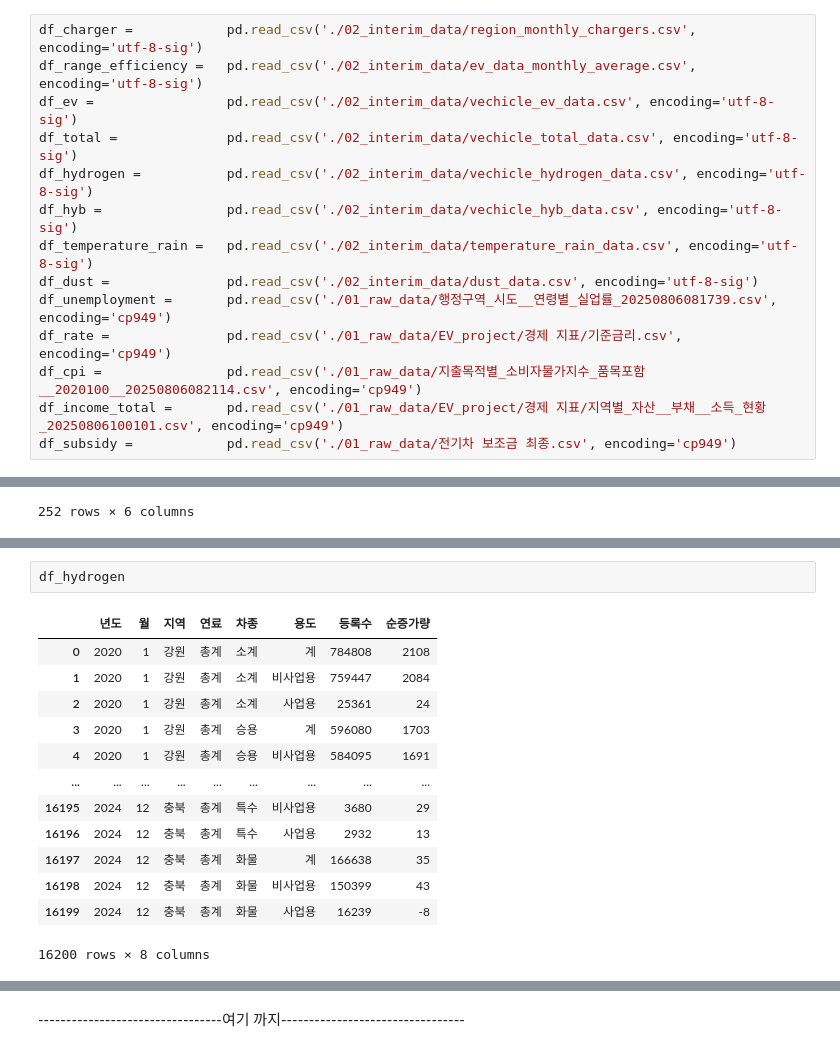
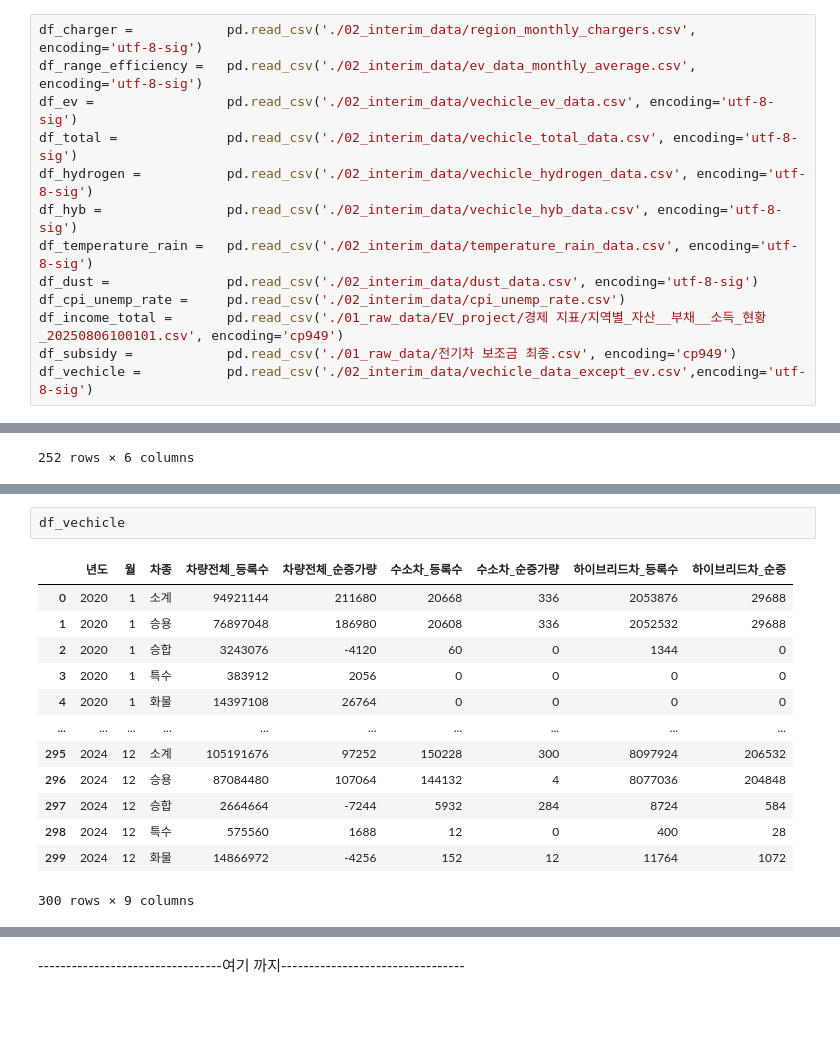
Before and after one commit to J2H3233/ev_project2, a Jupyter notebook: preprocess/preprocess.ipynb, the cells around one changed output, grey strips where cells are left out. Cells and saved outputs as stored; diff of their text form; blank space fills up the shorter version.

```diff
--- a/preprocess/preprocess.ipynb
+++ b/preprocess/preprocess.ipynb
@@ -9,11 +9,10 @@ df_hydrogen =           pd.read_csv('./02_interim_data/vechicle_hydrogen_data.cs
 df_hyb =                pd.read_csv('./02_interim_data/vechicle_hyb_data.csv', encoding='utf-8-sig')
 df_temperature_rain =   pd.read_csv('./02_interim_data/temperature_rain_data.csv', encoding='utf-8-sig')
 df_dust =               pd.read_csv('./02_interim_data/dust_data.csv', encoding='utf-8-sig')
-df_unemployment =       pd.read_csv('./01_raw_data/행정구역_시도__연령별_실업률_20250806081739.csv', encoding='cp949')
-df_rate =               pd.read_csv('./01_raw_data/EV_project/경제 지표/기준금리.csv', encoding='cp949')
-df_cpi =                pd.read_csv('./01_raw_data/지출목적별_소비자물가지수_품목포함__2020100__20250806082114.csv', encoding='cp949')
+df_cpi_unemp_rate =     pd.read_csv('./02_interim_data/cpi_unemp_rate.csv')
 df_income_total =       pd.read_csv('./01_raw_data/EV_project/경제 지표/지역별_자산__부채__소득_현황_20250806100101.csv', encoding='cp949')
 df_subsidy =            pd.read_csv('./01_raw_data/전기차 보조금 최종.csv', encoding='cp949')
+df_vechicle =           pd.read_csv('./02_interim_data/vechicle_data_except_ev.csv',encoding='utf-8-sig')
 # %%
 df = df_ev.copy()
 df = df.drop(columns=['연료'])
@@ -145,19 +130,19 @@ df_merged_2
 | 6479 | 2024 | 12 | 충북 | 화물 | 사업용 | 966 | 18 | 3.057143 | 208.785714 | 158.138462 | ... |
 6480 rows × 16 columns
 # %%
-df_hydrogen
+df_vechicle
 # %% [output]
-|  | 년도 | 월 | 지역 | 연료 | 차종 | 용도 | 등록수 | 순증가량 |
-| 0 | 2020 | 1 | 강원 | 총계 | 소계 | 계 | 784808 | 2108 |
-| 1 | 2020 | 1 | 강원 | 총계 | 소계 | 비사업용 | 759447 | 2084 |
-| 2 | 2020 | 1 | 강원 | 총계 | 소계 | 사업용 | 25361 | 24 |
-| 3 | 2020 | 1 | 강원 | 총계 | 승용 | 계 | 596080 | 1703 |
-| 4 | 2020 | 1 | 강원 | 총계 | 승용 | 비사업용 | 584095 | 1691 |
-| ... | ... | ... | ... | ... | ... | ... | ... | ... |
-| 16195 | 2024 | 12 | 충북 | 총계 | 특수 | 비사업용 | 3680 | 29 |
-| 16196 | 2024 | 12 | 충북 | 총계 | 특수 | 사업용 | 2932 | 13 |
-| 16197 | 2024 | 12 | 충북 | 총계 | 화물 | 계 | 166638 | 35 |
-| 16198 | 2024 | 12 | 충북 | 총계 | 화물 | 비사업용 | 150399 | 43 |
-| 16199 | 2024 | 12 | 충북 | 총계 | 화물 | 사업용 | 16239 | -8 |
+|  | 년도 | 월 | 차종 | 차량전체_등록수 | 차량전체_순증가량 | 수소차_등록수 | 수소차_순증가량 | 하이브리드차_등록수 | 하이브리드차_순증 |
+| 0 | 2020 | 1 | 소계 | 94921144 | 211680 | 20668 | 336 | 2053876 | 29688 |
+| 1 | 2020 | 1 | 승용 | 76897048 | 186980 | 20608 | 336 | 2052532 | 29688 |
+| 2 | 2020 | 1 | 승합 | 3243076 | -4120 | 60 | 0 | 1344 | 0 |
+| 3 | 2020 | 1 | 특수 | 383912 | 2056 | 0 | 0 | 0 | 0 |
+| 4 | 2020 | 1 | 화물 | 14397108 | 26764 | 0 | 0 | 0 | 0 |
+| ... | ... | ... | ... | ... | ... | ... | ... | ... | ... |
+| 295 | 2024 | 12 | 소계 | 105191676 | 97252 | 150228 | 300 | 8097924 | 206532 |
+| 296 | 2024 | 12 | 승용 | 87084480 | 107064 | 144132 | 4 | 8077036 | 204848 |
+| 297 | 2024 | 12 | 승합 | 2664664 | -7244 | 5932 | 284 | 8724 | 584 |
+| 298 | 2024 | 12 | 특수 | 575560 | 1688 | 12 | 0 | 400 | 28 |
+| 299 | 2024 | 12 | 화물 | 14866972 | -4256 | 152 | 12 | 11764 | 1072 |
-16200 rows × 8 columns
+300 rows × 9 columns
 # %%
```
Also changed, not shown: parts of 15 cells of this notebook, 31 other files.
